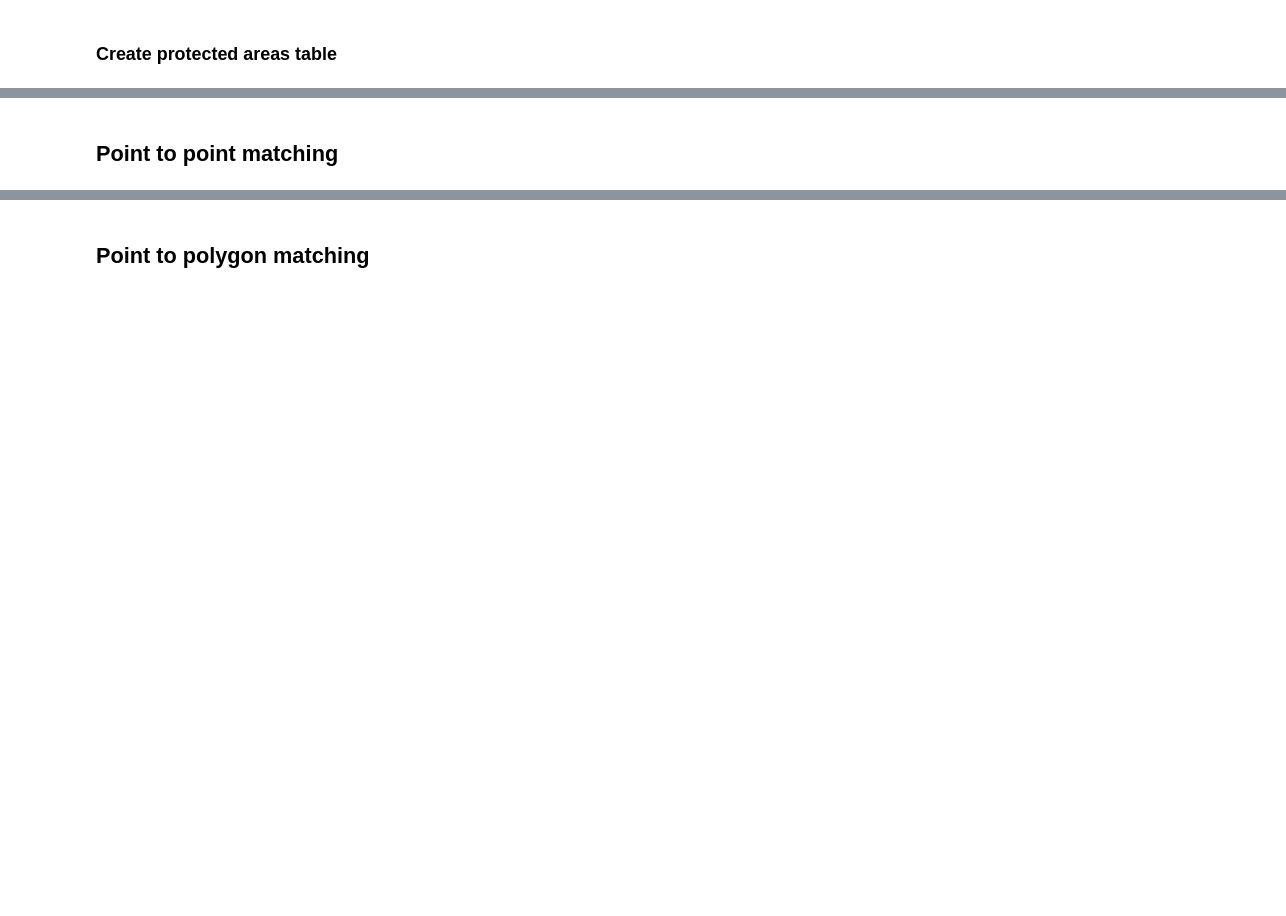
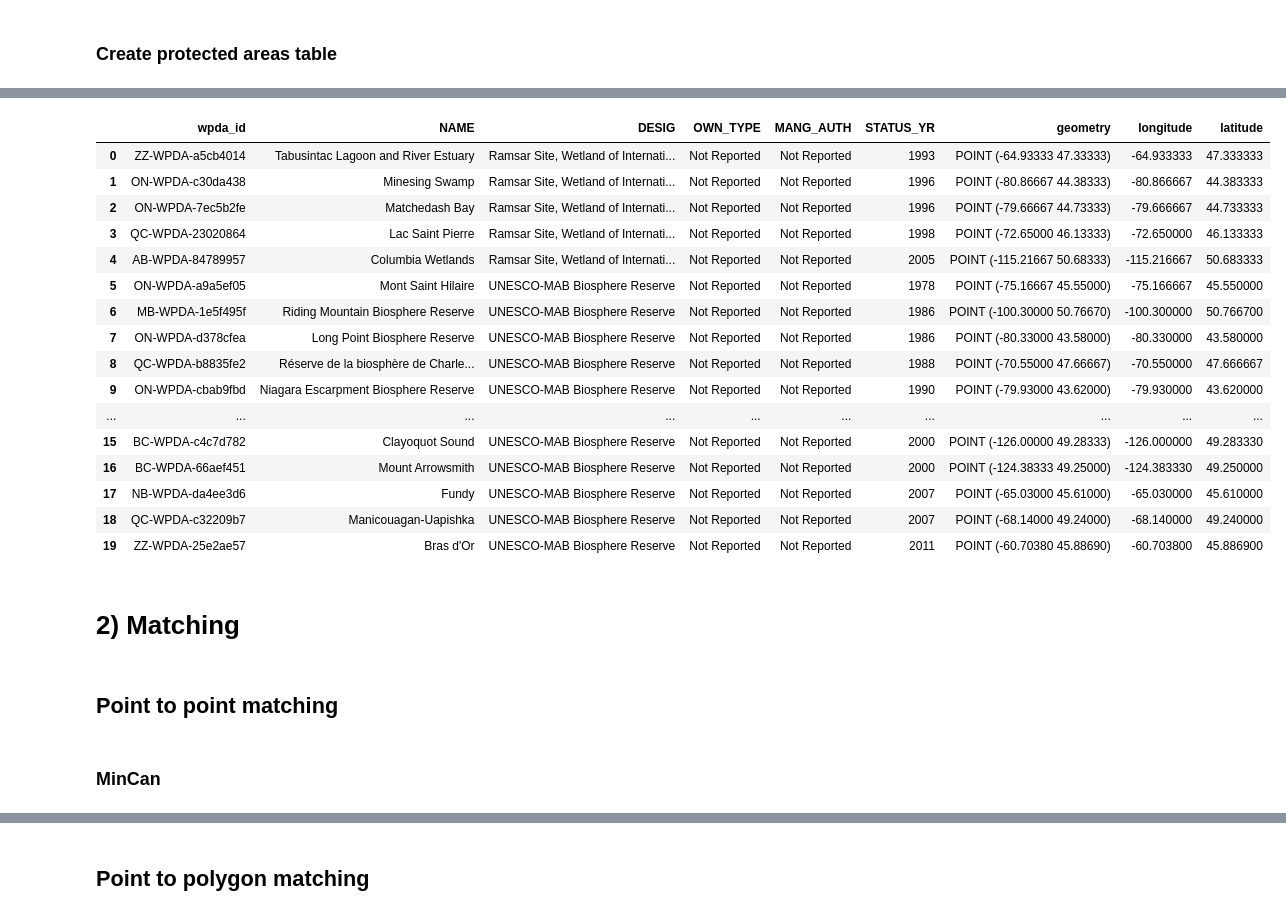
Before and after one commit to marpellan/metallican_db, a Jupyter notebook: 2. tables_creation.ipynb, the cells around one changed output, grey strips where cells are left out. Saved outputs shown, nothing was run; the diff lists cells and outputs as text; code cells hidden in the pictures; blank space fills up the shorter version.

```diff
--- a/2. tables_creation.ipynb
+++ b/2. tables_creation.ipynb
@@ -846 +1153,23 @@ water_risk_gdf.to_csv("data/Tables/CSV/water_risk_gdf.csv", index=False)
+# %%
+wpda_gdf_points
+# %% [output]
+|  | wpda_id | NAME | DESIG | OWN_TYPE | MANG_AUTH | STATUS_YR | geometry | longitude | latitude |
+| 0 | ZZ-WPDA-a5cb4014 | Tabusintac Lagoon and River Estuary | Ramsar Site, Wetland of Internati... | Not Reported | Not Reported | 1993 | POINT (-64.93333 47.33333) | -64.933333 | 47.333333 |
+| 1 | ON-WPDA-c30da438 | Minesing Swamp | Ramsar Site, Wetland of Internati... | Not Reported | Not Reported | 1996 | POINT (-80.86667 44.38333) | -80.866667 | 44.383333 |
+| 2 | ON-WPDA-7ec5b2fe | Matchedash Bay | Ramsar Site, Wetland of Internati... | Not Reported | Not Reported | 1996 | POINT (-79.66667 44.73333) | -79.666667 | 44.733333 |
+| 3 | QC-WPDA-23020864 | Lac Saint Pierre | Ramsar Site, Wetland of Internati... | Not Reported | Not Reported | 1998 | POINT (-72.65000 46.13333) | -72.650000 | 46.133333 |
+| 4 | AB-WPDA-84789957 | Columbia Wetlands | Ramsar Site, Wetland of Internati... | Not Reported | Not Reported | 2005 | POINT (-115.21667 50.68333) | -115.216667 | 50.683333 |
+| 5 | ON-WPDA-a9a5ef05 | Mont Saint Hilaire | UNESCO-MAB Biosphere Reserve | Not Reported | Not Reported | 1978 | POINT (-75.16667 45.55000) | -75.166667 | 45.550000 |
+| 6 | MB-WPDA-1e5f495f | Riding Mountain Biosphere Reserve | UNESCO-MAB Biosphere Reserve | Not Reported | Not Reported | 1986 | POINT (-100.30000 50.76670) | -100.300000 | 50.766700 |
+| 7 | ON-WPDA-d378cfea | Long Point Biosphere Reserve | UNESCO-MAB Biosphere Reserve | Not Reported | Not Reported | 1986 | POINT (-80.33000 43.58000) | -80.330000 | 43.580000 |
+| 8 | QC-WPDA-b8835fe2 | Réserve de la biosphère de Charle... | UNESCO-MAB Biosphere Reserve | Not Reported | Not Reported | 1988 | POINT (-70.55000 47.66667) | -70.550000 | 47.666667 |
+| 9 | ON-WPDA-cbab9fbd | Niagara Escarpment Biosphere Reserve | UNESCO-MAB Biosphere Reserve | Not Reported | Not Reported | 1990 | POINT (-79.93000 43.62000) | -79.930000 | 43.620000 |
+| ... | ... | ... | ... | ... | ... | ... | ... | ... | ... |
+| 15 | BC-WPDA-c4c7d782 | Clayoquot Sound | UNESCO-MAB Biosphere Reserve | Not Reported | Not Reported | 2000 | POINT (-126.00000 49.28333) | -126.000000 | 49.283330 |
+| 16 | BC-WPDA-66aef451 | Mount Arrowsmith | UNESCO-MAB Biosphere Reserve | Not Reported | Not Reported | 2000 | POINT (-124.38333 49.25000) | -124.383330 | 49.250000 |
+| 17 | NB-WPDA-da4ee3d6 | Fundy | UNESCO-MAB Biosphere Reserve | Not Reported | Not Reported | 2007 | POINT (-65.03000 45.61000) | -65.030000 | 45.610000 |
+| 18 | QC-WPDA-c32209b7 | Manicouagan-Uapishka | UNESCO-MAB Biosphere Reserve | Not Reported | Not Reported | 2007 | POINT (-68.14000 49.24000) | -68.140000 | 49.240000 |
+| 19 | ZZ-WPDA-25e2ae57 | Bras d'Or | UNESCO-MAB Biosphere Reserve | Not Reported | Not Reported | 2011 | POINT (-60.70380 45.88690) | -60.703800 | 45.886900 |
+# %% [markdown]
+# 2) Matching
 # %%
@@ -849,2 +1269,4 @@ from matching_functions import cluster_sites_and_polygons
 # %% [markdown]
 ## Point to point matching
+# %% [markdown]
+### MinCan
```
Also changed, not shown: parts of 148 cells of this notebook, 49 other files.
